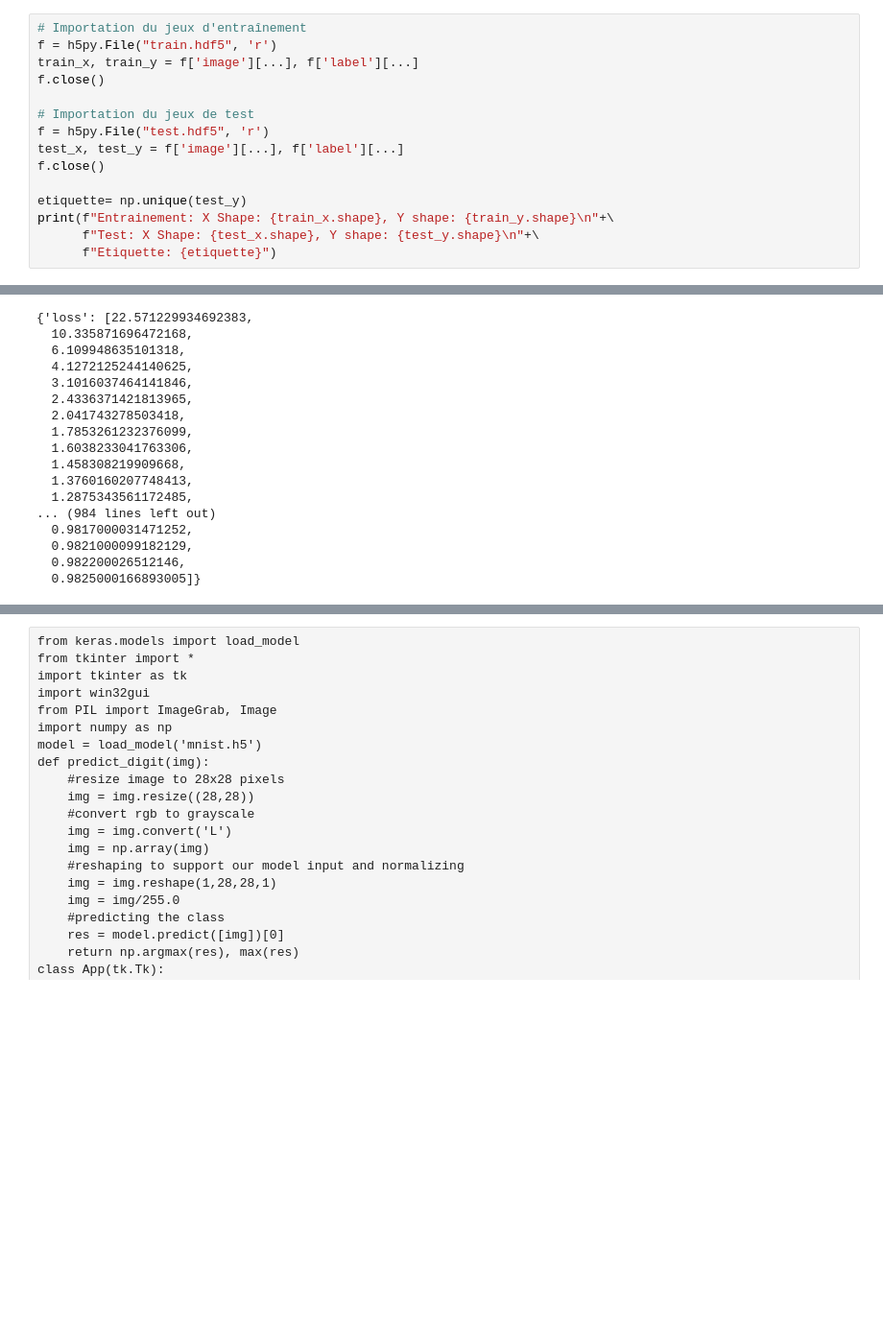
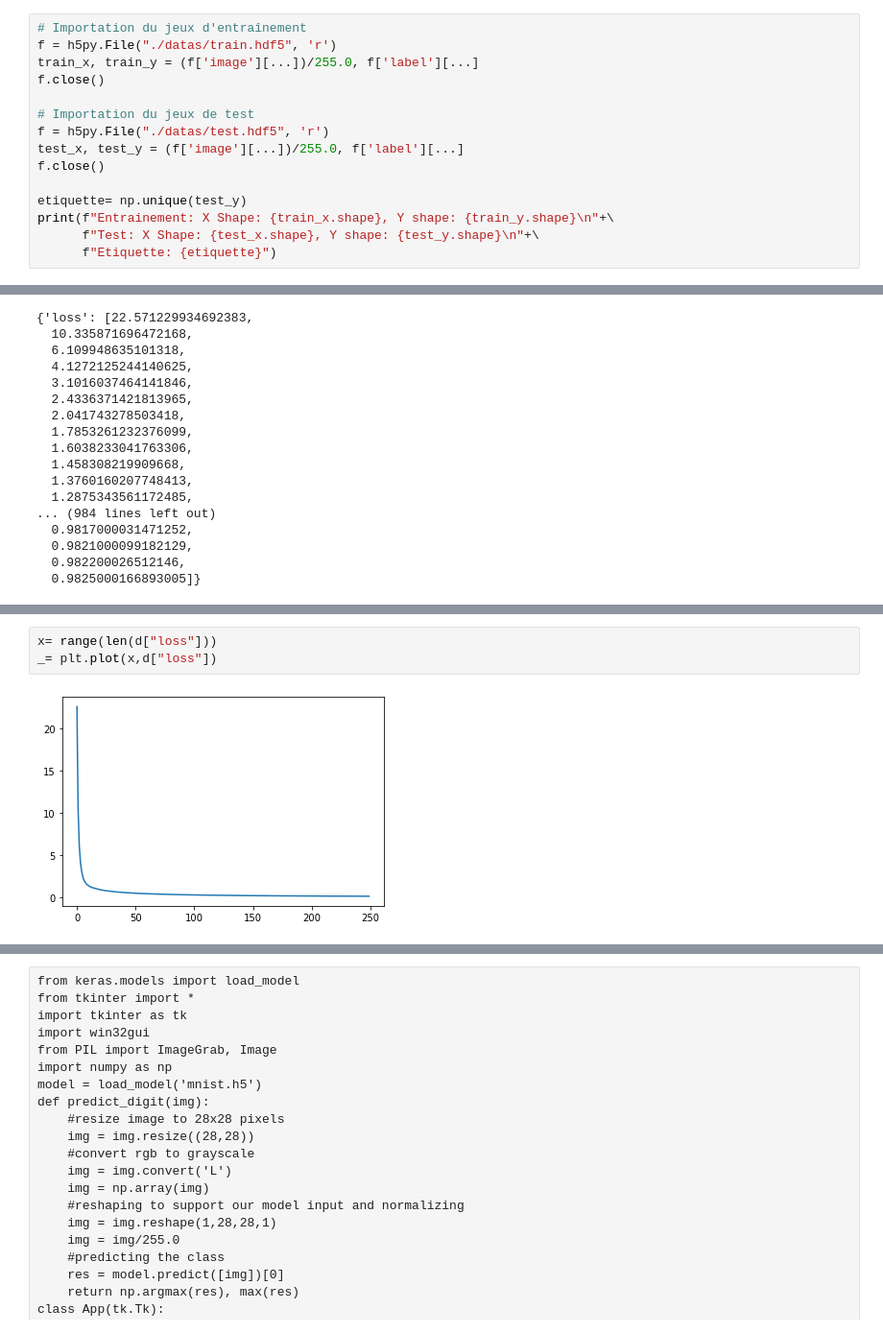
Before and after one commit to jpphi/prj_final, a Jupyter notebook: id_handwritten/E2_baseb5.ipynb, the cells around one changed output, grey strips where cells are left out. Shown at 96% size. Saved outputs shown, nothing was run; the diff lists cells and outputs as text; blank space fills up the shorter version.

```diff
--- a/id_handwritten/E2_baseb5.ipynb
+++ b/id_handwritten/E2_baseb5.ipynb
@@ -131,13 +131,13 @@ détection de 9       0.88      0.88      0.88        33
 ## Importation et visualisation des données du dataset MNIST
 # %%
 # Importation du jeux d'entraînement
-f = h5py.File("train.hdf5", 'r')
-train_x, train_y = f['image'][...], f['label'][...]
+f = h5py.File("./datas/train.hdf5", 'r')
+train_x, train_y = (f['image'][...])/255.0, f['label'][...]
 f.close()
 
 # Importation du jeux de test
-f = h5py.File("test.hdf5", 'r')
-test_x, test_y = f['image'][...], f['label'][...]
+f = h5py.File("./datas/test.hdf5", 'r')
+test_x, test_y = (f['image'][...])/255.0, f['label'][...]
 f.close()
 
 etiquette= np.unique(test_y)
@@ -1689,0 +768,5 @@ from PIL import ImageGrab, Image
+# %%
+x= range(len(d["loss"]))
+_= plt.plot(x,d["loss"])
+# %% [output]
+[figure, added]
```
Also changed, not shown: parts of 29 cells of this notebook, 11 other files.
